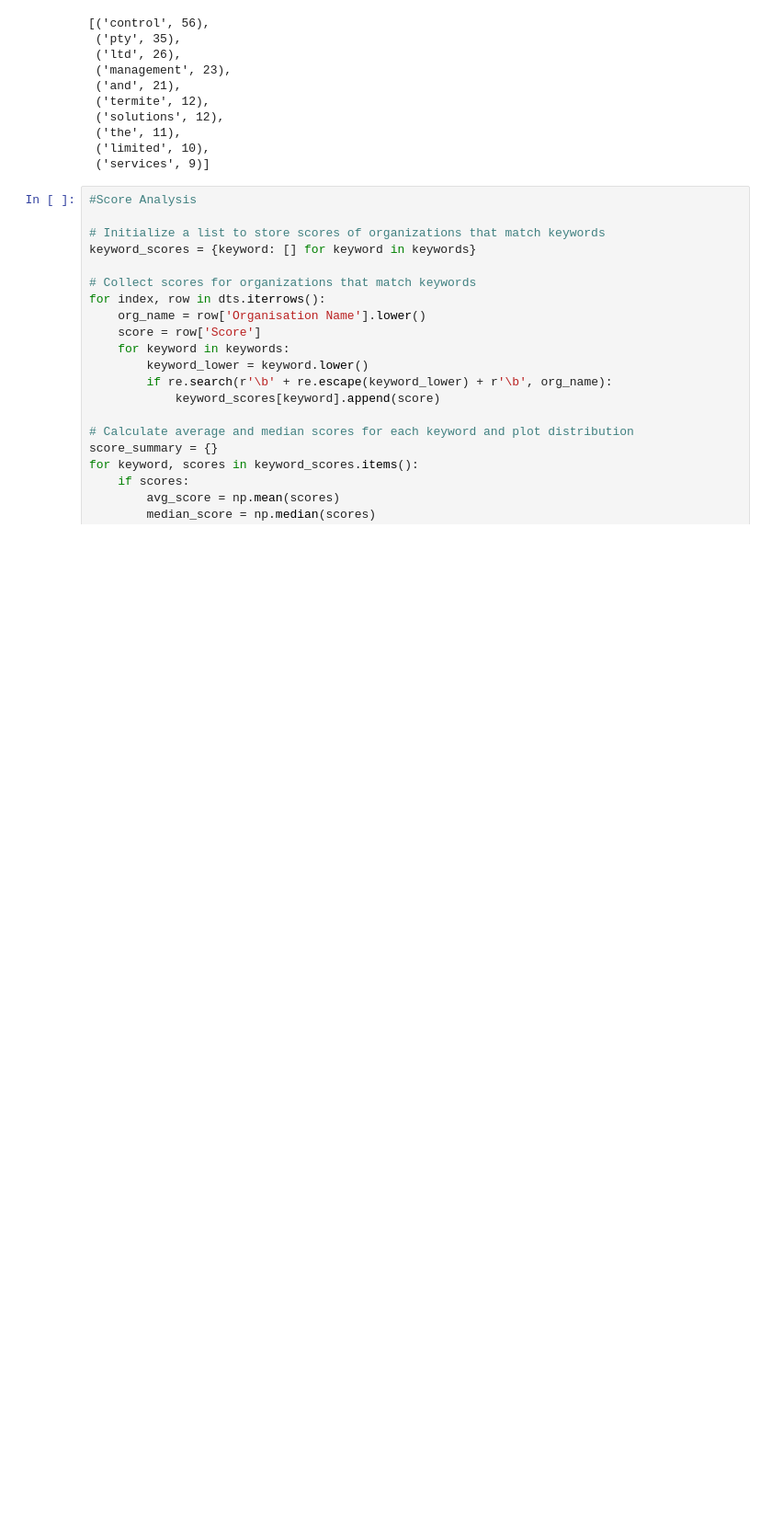
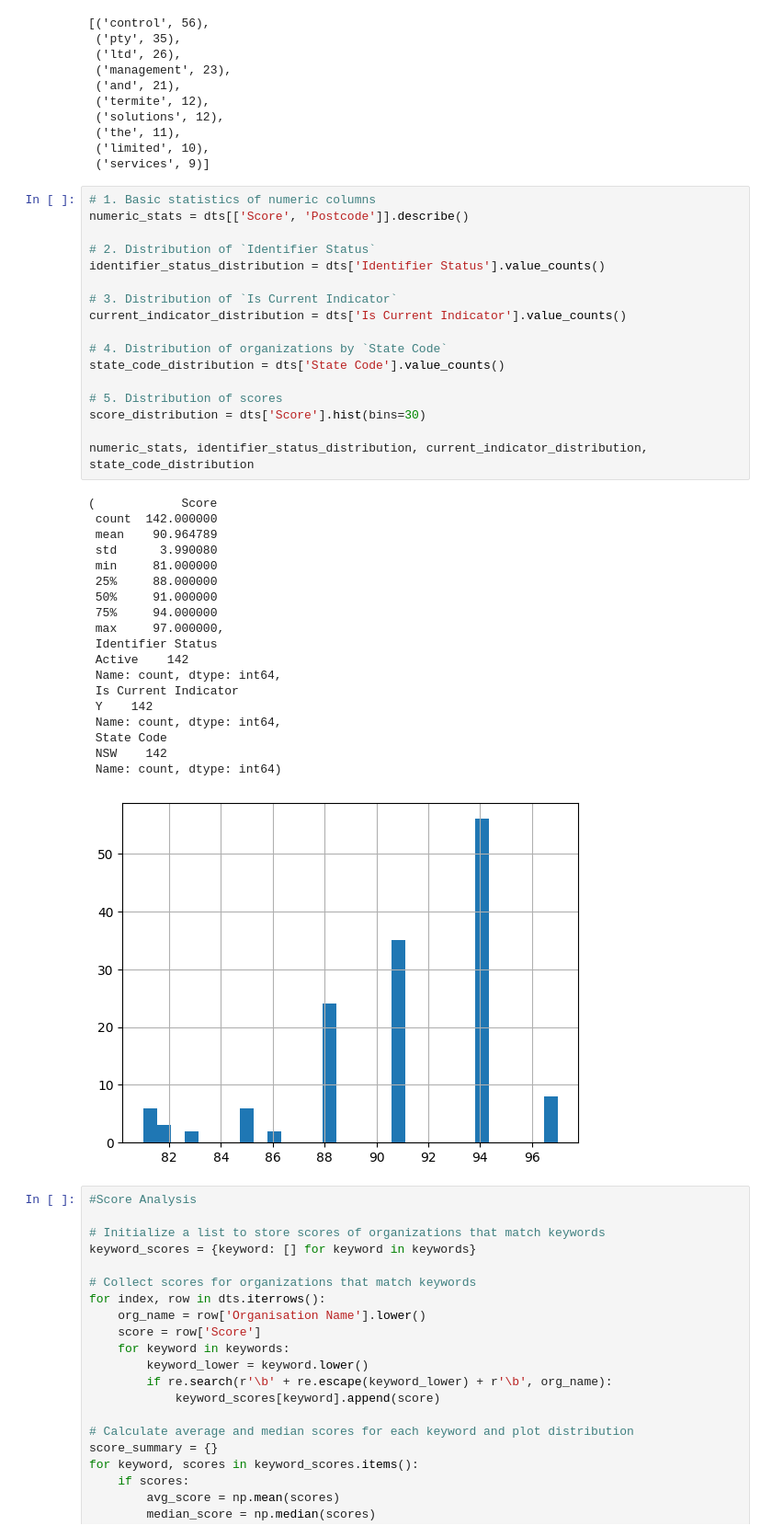
Before and after one commit to vishalraj247/ABN_Lookup_Tool, a Jupyter notebook: ABN_Lookup.ipynb, the cells around one changed output. Shown at 92% size. Saved outputs shown, nothing was run; the diff lists cells and outputs as text; blank space fills up the shorter version.

```diff
--- a/ABN_Lookup.ipynb
+++ b/ABN_Lookup.ipynb
@@ -166,6 +110,43 @@ top_10_common_words
  ('the', 11),
  ('limited', 10),
  ('services', 9)]
+# %%
+# 1. Basic statistics of numeric columns
+numeric_stats = dts[['Score', 'Postcode']].describe()
+
+# 2. Distribution of `Identifier Status`
+identifier_status_distribution = dts['Identifier Status'].value_counts()
+
+# 3. Distribution of `Is Current Indicator`
+current_indicator_distribution = dts['Is Current Indicator'].value_counts()
+
+# 4. Distribution of organizations by `State Code`
+state_code_distribution = dts['State Code'].value_counts()
+
+# 5. Distribution of scores
+score_distribution = dts['Score'].hist(bins=30)
+
+numeric_stats, identifier_status_distribution, current_indicator_distribution, state_code_distribution
+# %% [output]
+(            Score
+ count  142.000000
+ mean    90.964789
+ std      3.990080
+ min     81.000000
+ 25%     88.000000
+ 50%     91.000000
+ 75%     94.000000
+ max     97.000000,
+ Identifier Status
+ Active    142
+ Name: count, dtype: int64,
+ Is Current Indicator
+ Y    142
+ Name: count, dtype: int64,
+ State Code
+ NSW    142
+ Name: count, dtype: int64)
+[figure, added]
 # %%
 #Score Analysis
 
```
Also changed, not shown: parts of 10 cells of this notebook, 1 other file.
